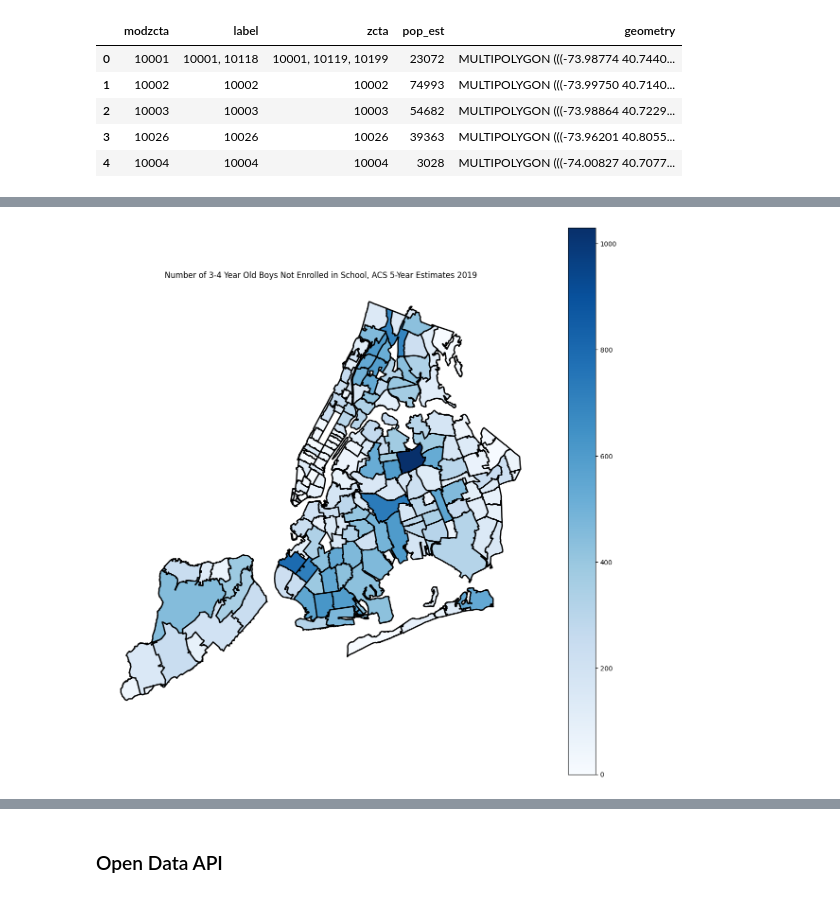
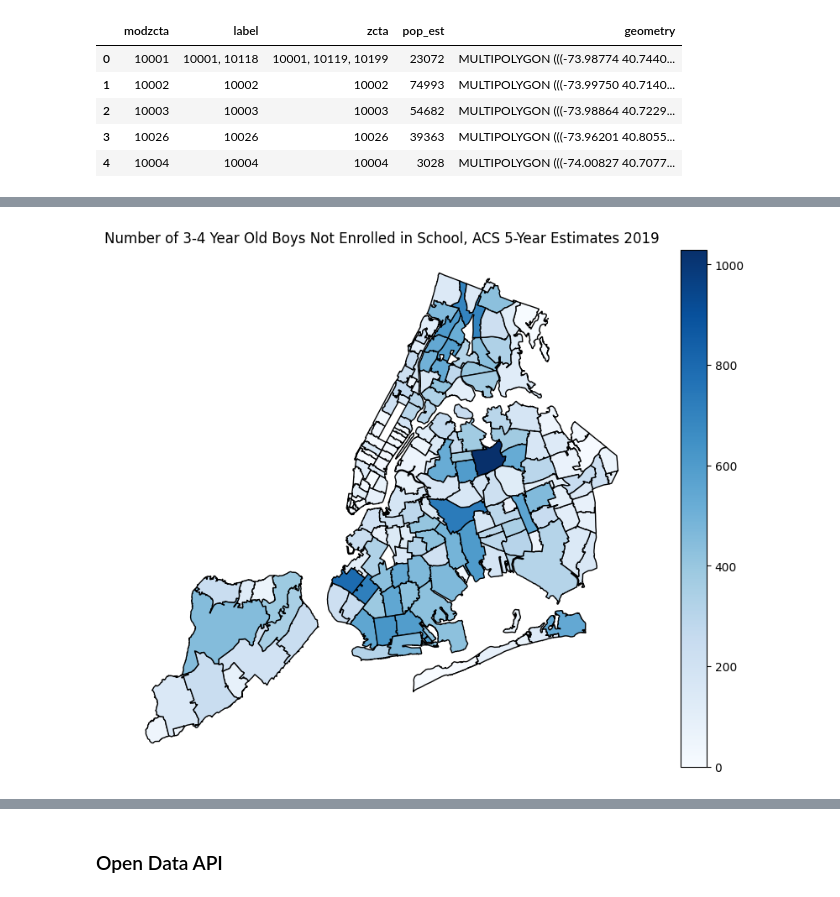
Before and after one commit to tharma3/school_of_data_24, a Jupyter notebook: OpenSourceAPIs_SOD.ipynb, the cells around one changed output, grey strips where cells are left out. Drawn from its saved outputs; the diff is of its cells as text; code cells hidden in the pictures.

```diff
--- a/OpenSourceAPIs_SOD.ipynb
+++ b/OpenSourceAPIs_SOD.ipynb
@@ -231,14 +228,14 @@ boys_3_4_not_enrolled_nyc_zcta.head()
 | 3 | 10026 | 10026 | 10026 | 39363 | MULTIPOLYGON (((-73.96201 40.8055... | ZCTA5 10026 | 147 | 36 | 10026 |
 | 4 | 10004 | 10004 | 10004 | 3028 | MULTIPOLYGON (((-74.00827 40.7077... | ZCTA5 10004 | 0 | 36 | 10004 |
 # %%
-fig, ax = plt.subplots(figsize=(15,15))
+fig, ax = plt.subplots(figsize=(12,8))
 ax.set_aspect('equal')
 ax.axis('off')
 plt.title("Number of 3-4 Year Old Boys Not Enrolled in School, ACS 5-Year Estimates 2019")
-boys_3_4_not_enrolled_nyc_zcta.plot(ax=ax, cmap='Blues', column='BOYS_3_4_NOT_ENROLLED_2019', edgecolor='black', lw=2, legend=True)
+boys_3_4_not_enrolled_nyc_zcta.plot(ax=ax, cmap='Blues', column='BOYS_3_4_NOT_ENROLLED_2019', edgecolor='black', lw=1, legend=True)
 plt.show();
 # %% [output]
-[figure, old version]
+[figure, new version]
 # %%
 #run this cell if you want to export the file
 from google.colab import files
```
Also changed, not shown: parts of 20 cells of this notebook.
